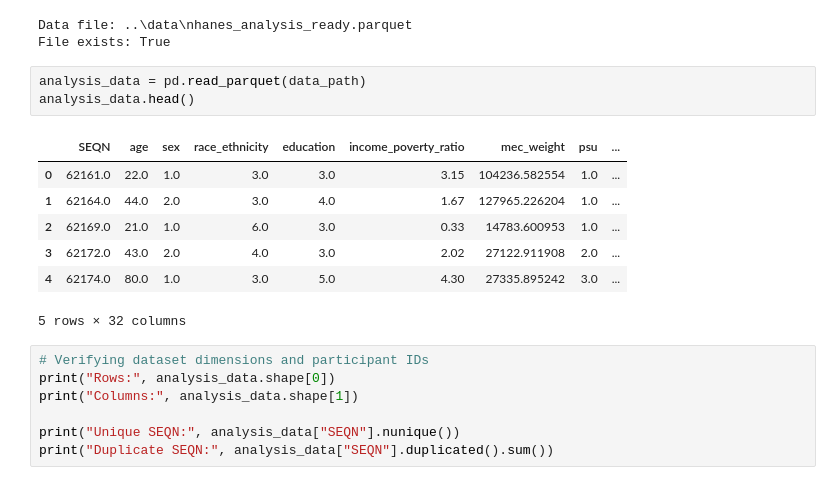
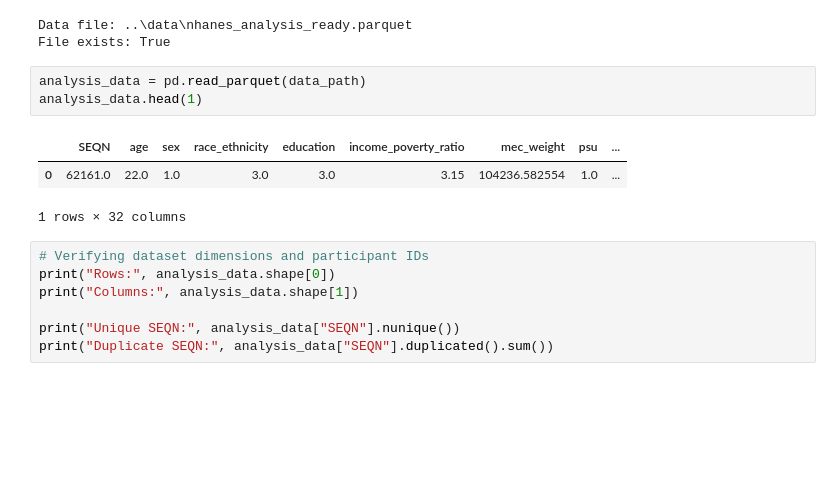
Before and after one commit to Winglessdeman/UMBC-DATA606-Capstone, a Jupyter notebook: notebooks/nhanes_eda.ipynb, the cells around one changed output. Cells and saved outputs as stored; diff of their text form; blank space fills up the shorter version.

```diff
--- a/notebooks/nhanes_eda.ipynb
+++ b/notebooks/nhanes_eda.ipynb
@@ -24,15 +27,11 @@ Data file: ..\data\nhanes_analysis_ready.parquet
 File exists: True
 # %%
 analysis_data = pd.read_parquet(data_path)
-analysis_data.head()
+analysis_data.head(1)
 # %% [output]
 |  | SEQN | age | sex | race_ethnicity | education | income_poverty_ratio | mec_weight | psu | ... |
 | 0 | 62161.0 | 22.0 | 1.0 | 3.0 | 3.0 | 3.15 | 104236.582554 | 1.0 | ... |
-| 1 | 62164.0 | 44.0 | 2.0 | 3.0 | 4.0 | 1.67 | 127965.226204 | 1.0 | ... |
-| 2 | 62169.0 | 21.0 | 1.0 | 6.0 | 3.0 | 0.33 | 14783.600953 | 1.0 | ... |
-| 3 | 62172.0 | 43.0 | 2.0 | 4.0 | 3.0 | 2.02 | 27122.911908 | 2.0 | ... |
-| 4 | 62174.0 | 80.0 | 1.0 | 3.0 | 5.0 | 4.30 | 27335.895242 | 3.0 | ... |
-5 rows × 32 columns
+1 rows × 32 columns
 # %%
 # Verifying dataset dimensions and participant IDs
 print("Rows:", analysis_data.shape[0])
```
Also changed, not shown: parts of 45 cells of this notebook.
